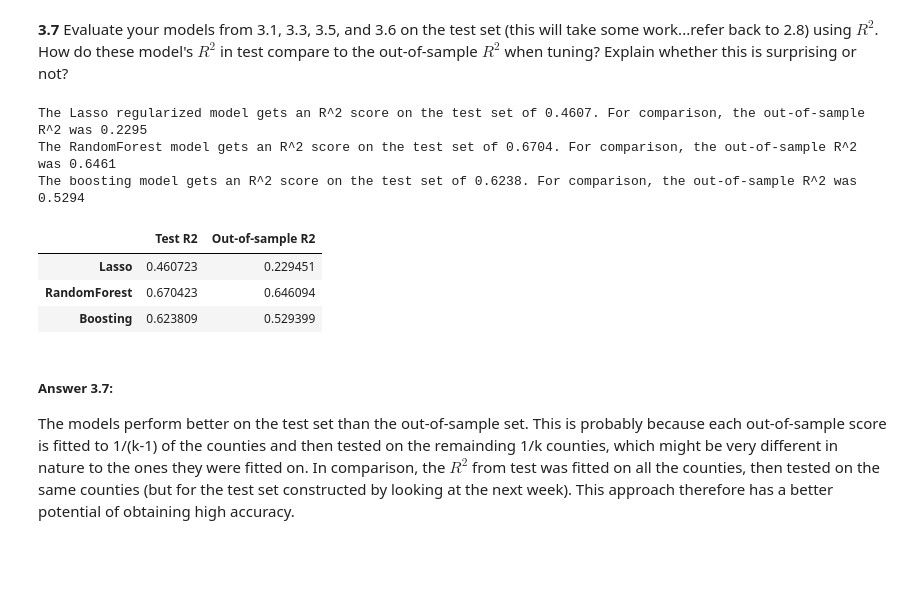
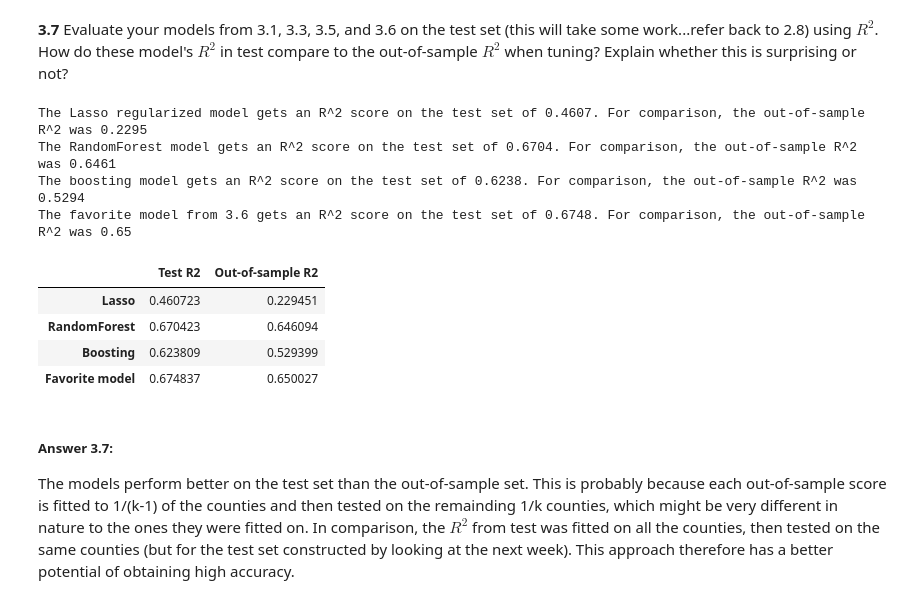
Before and after one commit to kkvalsvik/DataScience_cs109a_Harvard, a Jupyter notebook: cs_s109a_finalexam_2021.ipynb, the cells around one changed output. Drawn from its saved outputs; the diff is of its cells as text; code cells hidden in the pictures; blank space fills up the shorter version.

```diff
--- a/cs_s109a_finalexam_2021.ipynb
+++ b/cs_s109a_finalexam_2021.ipynb
@@ -1077,0 +1050,8 @@ SyntaxError: invalid syntax (<ipython-input-40-cf0dfaaa0c3b>, line 3)
+# %%
+# Starting with my randomforest model from 3.3:
+X_fav = covid_clean[first_order_terms]
+# Choosing to add these three columns to the dataset because they have shown to be strong predictors for covid rate:
+X_fav.insert(0, 'population', covid_clean['population'])
+X_fav.insert(1, 'deaths_w28', covid_clean['deaths_w28'])
+X_fav.insert(2, 'fully_w28', covid_clean['fully_w28'])
+X_fav.head(1)
@@ -1077,0 +1090,3 @@ SyntaxError: invalid syntax (<ipython-input-40-cf0dfaaa0c3b>, line 3)
+# %%
+randomforest_fav_fit = RandomForestRegressor().set_params(**best_params_fav).fit(X_fav, y)
+print(f'The R2 from our free out-of-bag set is {1-error_fav:.3}.')
@@ -1082,39 +1102,48 @@ SyntaxError: invalid syntax (<ipython-input-40-cf0dfaaa0c3b>, line 3)
 
 # 3.1:
 Lasso_test_R2 = sk.metrics.r2_score(y_std_test.ravel(), Lasso_best_model.predict(full_X_test))
 print(f'The Lasso regularized model gets an R^2 score on the test set of {Lasso_test_R2:.4}. For comparison, the out-of-sample R^2 was {Lasso_object.best_score_:.4}')
 
 # 3.3:
 X_test = covid_clean[first_order_terms_test]
 y_test = covid_clean['rate_w30']
 randomforest_best =RandomForestRegressor(random_state=42,max_features=max_feats,min_samples_split=min_split,n_estimators=n_est)
 randomforest_best.fit(X,y)
 rf_test_R2 = sk.metrics.r2_score(y_test, randomforest_best.predict(X_test))
 print(f'The RandomForest model gets an R^2 score on the test set of {rf_test_R2:.4}. For comparison, the out-of-sample R^2 was {1-error:.4}')
 
 # 3.5: boosting Test set check:
-X_test = covid_clean[first_order_terms_test]
-y_test = covid_clean['rate_w30']
+# X_test = covid_clean[first_order_terms_test]
+# y_test = covid_clean['rate_w30']
 boosting = GradientBoostingRegressor(random_state=42).set_params(**best_boost_params)
 boosting.fit(X, y)
 boost_test_R2 = sk.metrics.r2_score(y_test, boosting.predict(X_test))
 # boosting.r2_score(X_test, y_test)
 # boost.best_params_
 print(f'The boosting model gets an R^2 score on the test set of {boost_test_R2:.4}. For comparison, the out-of-sample R^2 was {boost.best_score_:.4}')
 
-# # 3.6 ........
-# print(f'The -- model gets an R^2 score on the test set of {--:.4}. For comparison, the out-of-sample R^2 was {---:.4}')
+# # 3.6
+X_fav_test = covid_clean[first_order_terms_test]
+# Adding the same three columns to the test set as was added to the set from 3.3:
+X_fav_test.insert(0, 'population', covid_clean['population'])
+X_fav_test.insert(1, 'deaths_w29', covid_clean['deaths_w29'])
+X_fav_test.insert(2, 'fully_w29', covid_clean['fully_w29'])
+# Test score:
+fav_test_R2 = sk.metrics.r2_score(y_test, randomforest_fav_fit.predict(X_fav_test))
+print(f'The favorite model from 3.6 gets an R^2 score on the test set of {fav_test_R2:.4}. For comparison, the out-of-sample R^2 was {1-error_fav:.4}')
 
-pd.DataFrame([[Lasso_test_R2, Lasso_object.best_score_], [rf_test_R2, 1-error],[boost_test_R2, boost.best_score_]],
-             columns=['Test R2', 'Out-of-sample R2'], index=['Lasso','RandomForest','Boosting'])
+pd.DataFrame([[Lasso_test_R2, Lasso_object.best_score_], [rf_test_R2, 1-error],[boost_test_R2, boost.best_score_],[fav_test_R2, 1-error_fav]],
+             columns=['Test R2', 'Out-of-sample R2'], index=['Lasso','RandomForest','Boosting', 'Favorite model'])
 # %% [output]
 The Lasso regularized model gets an R^2 score on the test set of 0.4607. For comparison, the out-of-sample R^2 was 0.2295
 The RandomForest model gets an R^2 score on the test set of 0.6704. For comparison, the out-of-sample R^2 was 0.6461
 The boosting model gets an R^2 score on the test set of 0.6238. For comparison, the out-of-sample R^2 was 0.5294
+The favorite model from 3.6 gets an R^2 score on the test set of 0.6748. For comparison, the out-of-sample R^2 was 0.65
 |  | Test R2 | Out-of-sample R2 |
 | Lasso | 0.460723 | 0.229451 |
 | RandomForest | 0.670423 | 0.646094 |
 | Boosting | 0.623809 | 0.529399 |
+| Favorite model | 0.674837 | 0.650027 |
 # %% [markdown]
 ##### Answer 3.7:
 The models perform better on the test set than the out-of-sample set. This is probably because each out-of-sample score is fitted to 1/(k-1) of the counties and then tested on the remainding 1/k counties, which might be very different in nature to the ones they were fitted on. In comparison, the $R^2$ from test was fitted on all the counties, then tested on the same counties (but for the test set constructed by looking at the next week). This approach therefore has a better potential of obtaining high accuracy.
```
Also changed, not shown: parts of 18 cells of this notebook.
